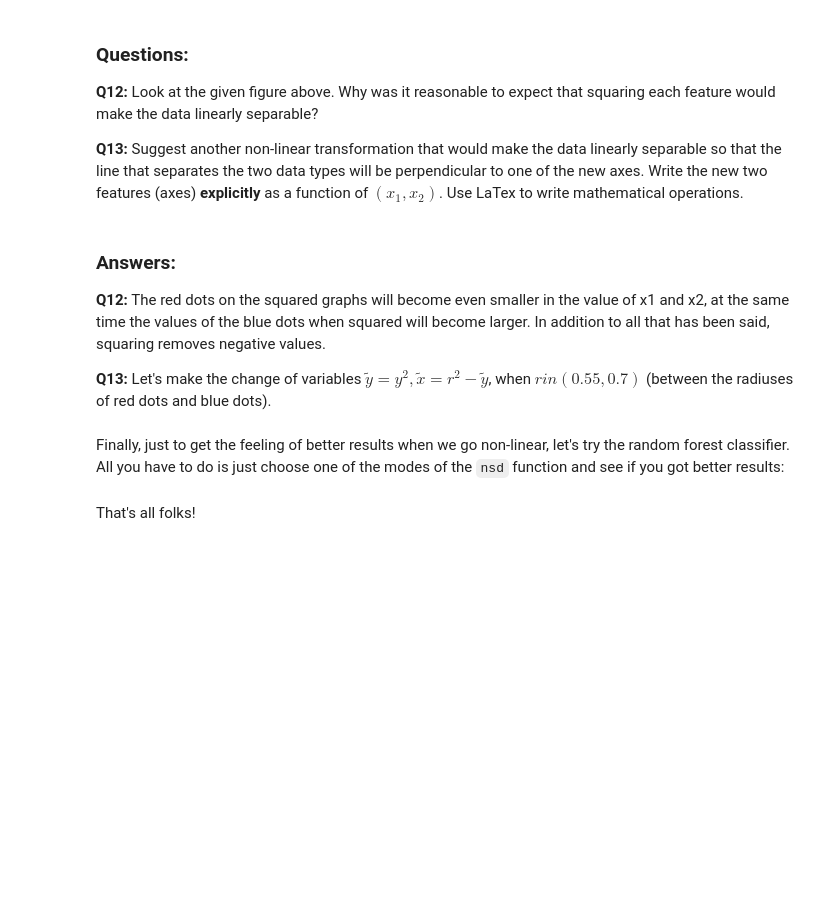
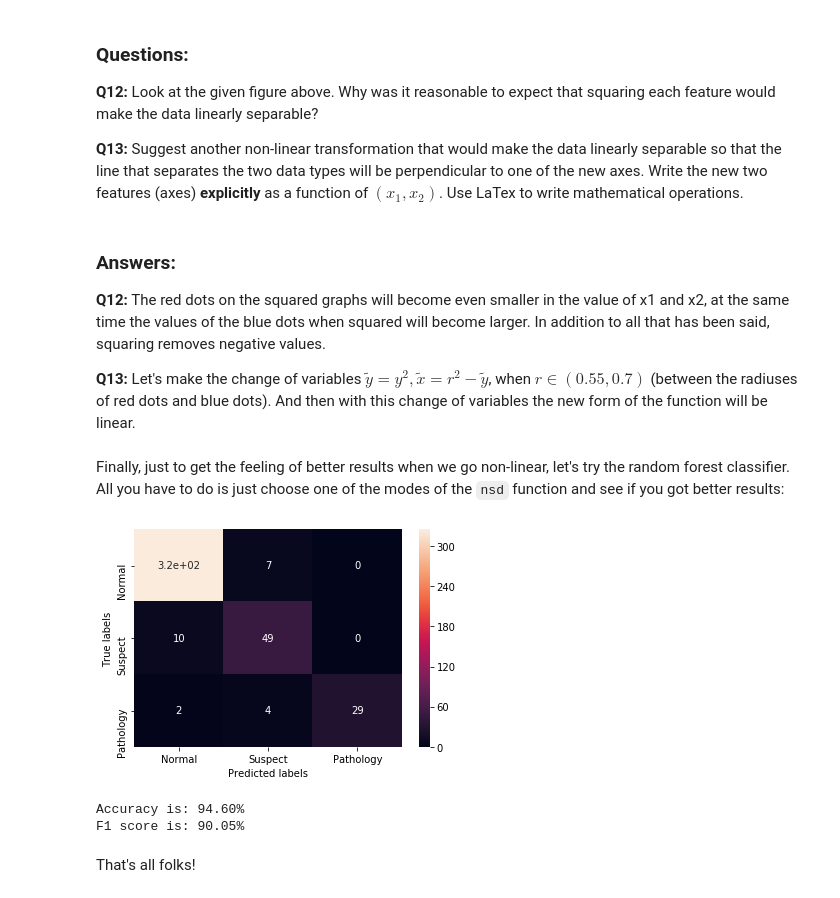
Before and after one commit to mlh-master/hw1_mlh-valeriia-adn-marina, a Jupyter notebook: HW1.ipynb, the cells around one changed output. Cells and saved outputs as stored; diff of their text form; code cells hidden in the pictures; blank space fills up the shorter version.

```diff
--- a/HW1.ipynb
+++ b/HW1.ipynb
@@ -544,22 +544,26 @@ As you can see, the features were non-linearly transformed simply by squaring ea
 The red dots on the squared graphs will become even smaller in the value of x1 and x2, at the same time the values of the blue dots when squared will become larger. In addition to all that has been said, squaring removes negative values.
 
 **Q13:**
-Let's make the change of variables $\tilde{y} = y^2, \tilde{x} = r^2 - \tilde{y}$, when $r in (0.55,0.7)$ (between the radiuses of red dots and blue dots).
+Let's make the change of variables $\tilde{y} = y^2, \tilde{x} = r^2 - \tilde{y}$, when $r \in (0.55,0.7)$ (between the radiuses of red dots and blue dots). And then with this change of variables the new form of the function will be linear.
 # %% [markdown]
 Finally, just to get the feeling of better results when we go non-linear, let's try the random forest classifier. All you have to do is just choose one of the modes of the `nsd` function and see if you got better results:
 # %%
 from sklearn.ensemble import RandomForestClassifier as rfc
-mode =  # choose your method
+mode = 'standard' # choose your method
 clf = rfc(n_estimators=10)
 clf.fit(nsd(X_train, mode=mode), y_train)
 y_pred = clf.predict(nsd(X_test, mode=mode))
 cnf_matrix = metrics.confusion_matrix(y_test, y_pred)
 ax = plt.subplot()
 sns.heatmap(cnf_matrix, annot=True, xticklabels=['Normal', 'Suspect', 'Pathology'],
             yticklabels=['Normal', 'Suspect', 'Pathology'])
 ax.set(ylabel='True labels', xlabel='Predicted labels')
 plt.show()
 print("Accuracy is: " + str("{0:.2f}".format(100 * metrics.accuracy_score(y_test, y_pred))) + "%")
 print("F1 score is: " + str("{0:.2f}".format(100 * metrics.f1_score(y_test, y_pred, average='macro'))) + "%")
+# %% [output]
+[figure, added]
+Accuracy is: 94.60%
+F1 score is: 90.05%
 # %% [markdown]
 That's all folks!
```
